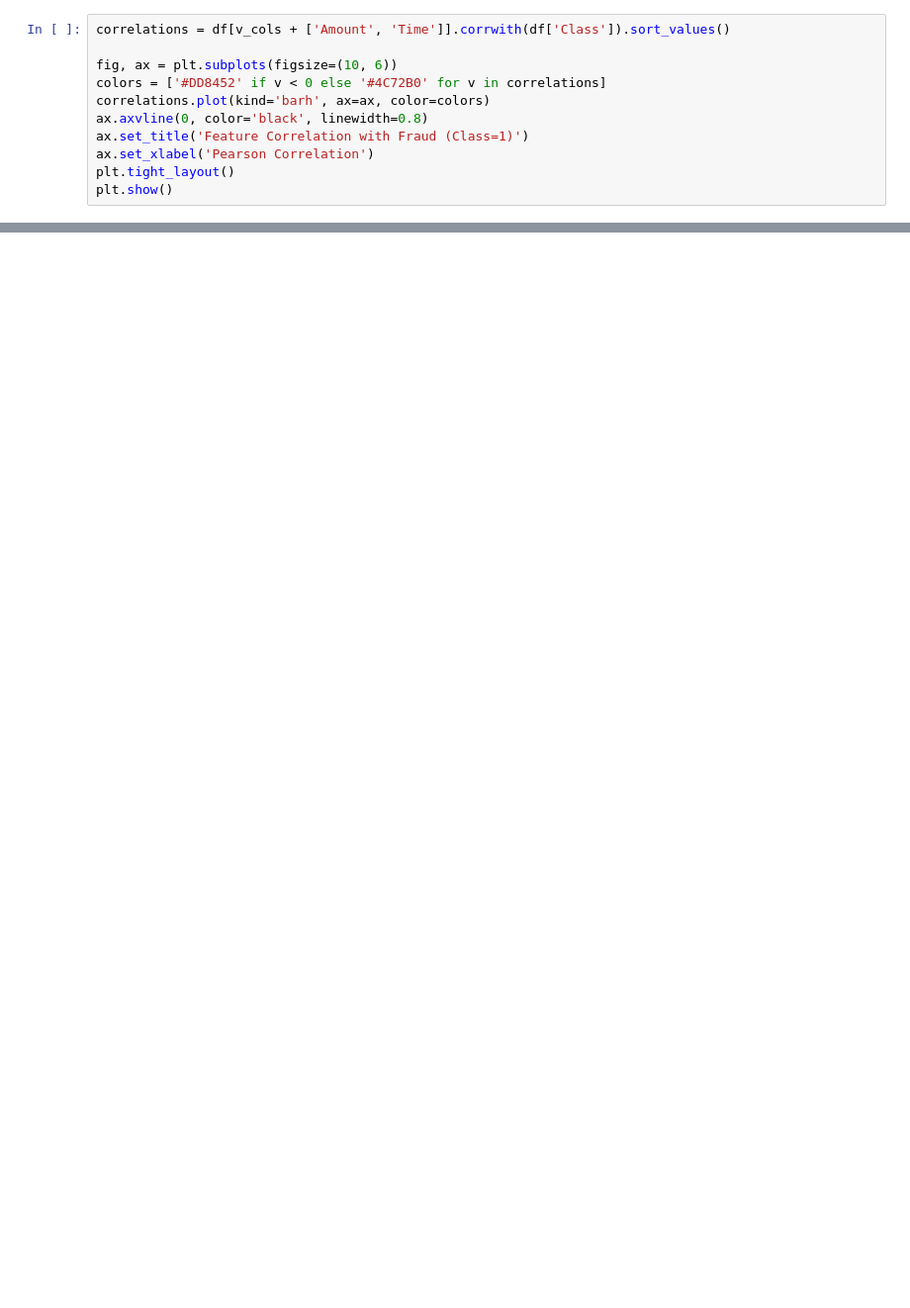
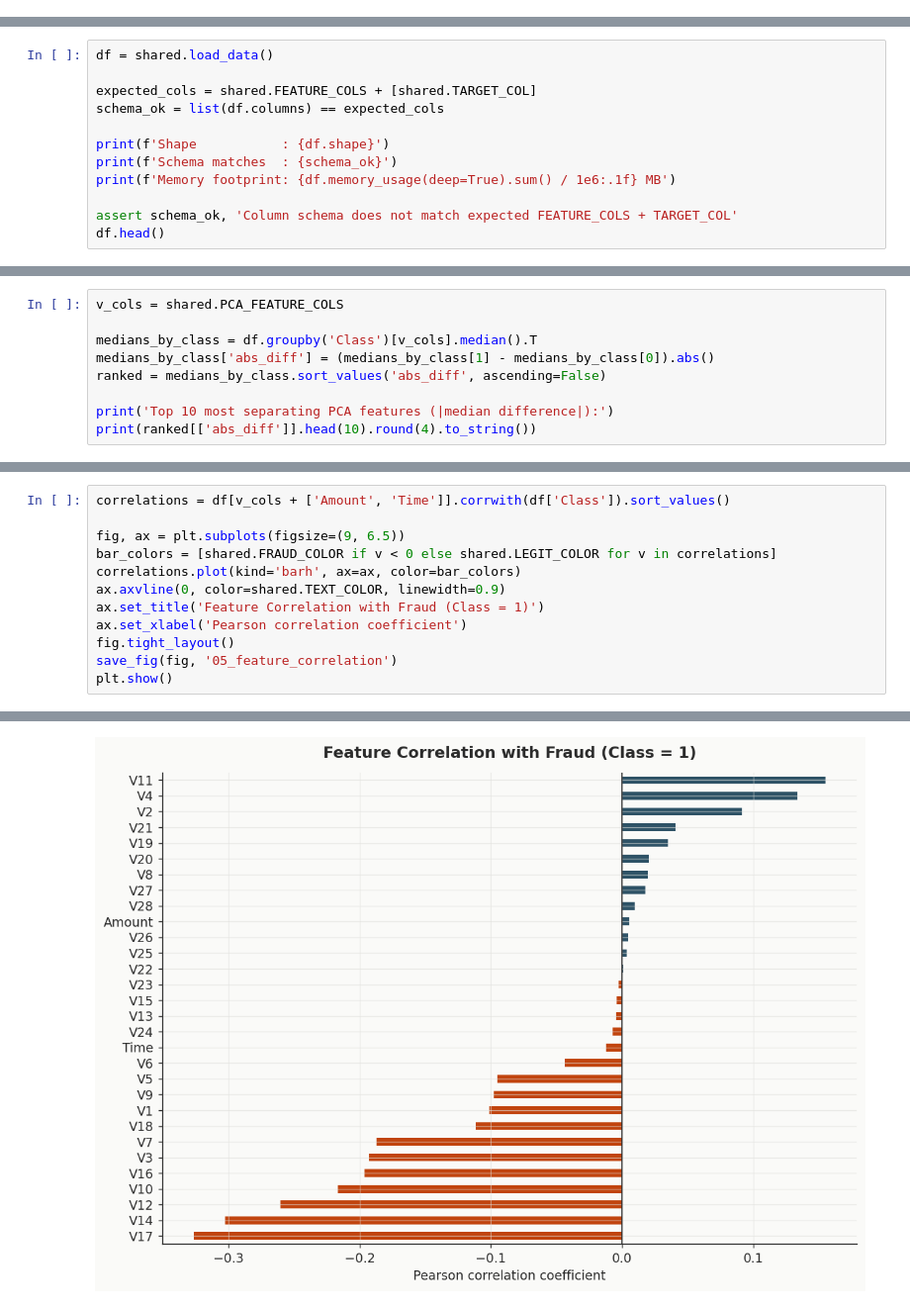
Before and after one commit to abdallah-bodzz/fraud-detection-api, a Jupyter notebook: notebooks/01_eda.ipynb, the cells around one changed output, grey strips where cells are left out. Shown at 99% size. Saved outputs shown, nothing was run; the diff lists cells and outputs as text; blank space fills up the shorter version.

```diff
--- a/notebooks/01_eda.ipynb
+++ b/notebooks/01_eda.ipynb
@@ -169,11 +0,0 @@ V2     2.6538
-# %%
-correlations = df[v_cols + ['Amount', 'Time']].corrwith(df['Class']).sort_values()
-
-fig, ax = plt.subplots(figsize=(10, 6))
-colors = ['#DD8452' if v < 0 else '#4C72B0' for v in correlations]
-correlations.plot(kind='barh', ax=ax, color=colors)
-ax.axvline(0, color='black', linewidth=0.8)
-ax.set_title('Feature Correlation with Fraud (Class=1)')
-ax.set_xlabel('Pearson Correlation')
-plt.tight_layout()
-plt.show()
@@ -207,0 +88,12 @@ Only Time and Amount need scaling — V1-V28 are already PCA-normalized
+# %%
+df = shared.load_data()
+
+expected_cols = shared.FEATURE_COLS + [shared.TARGET_COL]
+schema_ok = list(df.columns) == expected_cols
+
+print(f'Shape           : {df.shape}')
+print(f'Schema matches  : {schema_ok}')
+print(f'Memory footprint: {df.memory_usage(deep=True).sum() / 1e6:.1f} MB')
+
+assert schema_ok, 'Column schema does not match expected FEATURE_COLS + TARGET_COL'
+df.head()
@@ -207,0 +318,9 @@ Only Time and Amount need scaling — V1-V28 are already PCA-normalized
+# %%
+v_cols = shared.PCA_FEATURE_COLS
+
+medians_by_class = df.groupby('Class')[v_cols].median().T
+medians_by_class['abs_diff'] = (medians_by_class[1] - medians_by_class[0]).abs()
+ranked = medians_by_class.sort_values('abs_diff', ascending=False)
+
+print('Top 10 most separating PCA features (|median difference|):')
+print(ranked[['abs_diff']].head(10).round(4).to_string())
@@ -207,0 +370,13 @@ Only Time and Amount need scaling — V1-V28 are already PCA-normalized
+# %%
+correlations = df[v_cols + ['Amount', 'Time']].corrwith(df['Class']).sort_values()
+
+fig, ax = plt.subplots(figsize=(9, 6.5))
+bar_colors = [shared.FRAUD_COLOR if v < 0 else shared.LEGIT_COLOR for v in correlations]
+correlations.plot(kind='barh', ax=ax, color=bar_colors)
+ax.axvline(0, color=shared.TEXT_COLOR, linewidth=0.9)
+ax.set_title('Feature Correlation with Fraud (Class = 1)')
+ax.set_xlabel('Pearson correlation coefficient')
+fig.tight_layout()
+save_fig(fig, '05_feature_correlation')
+plt.show()
+# %% [output]
@@ -207,0 +384 @@ Only Time and Amount need scaling — V1-V28 are already PCA-normalized
+[figure, added]
```
Also changed, not shown: parts of 48 cells of this notebook, 27 other files.
